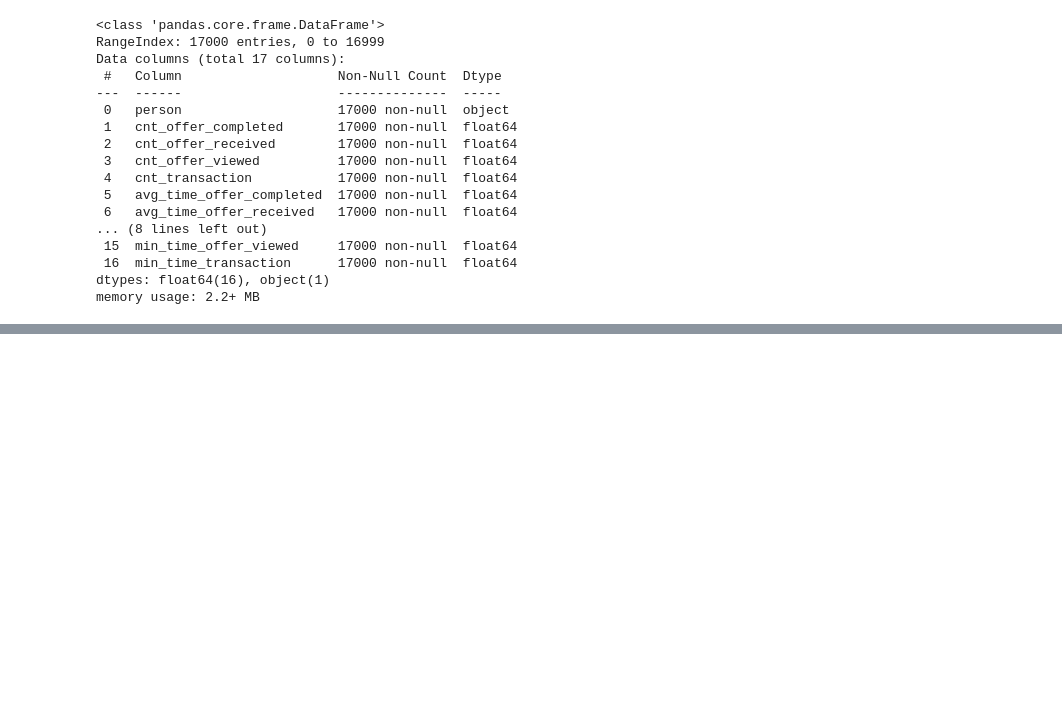
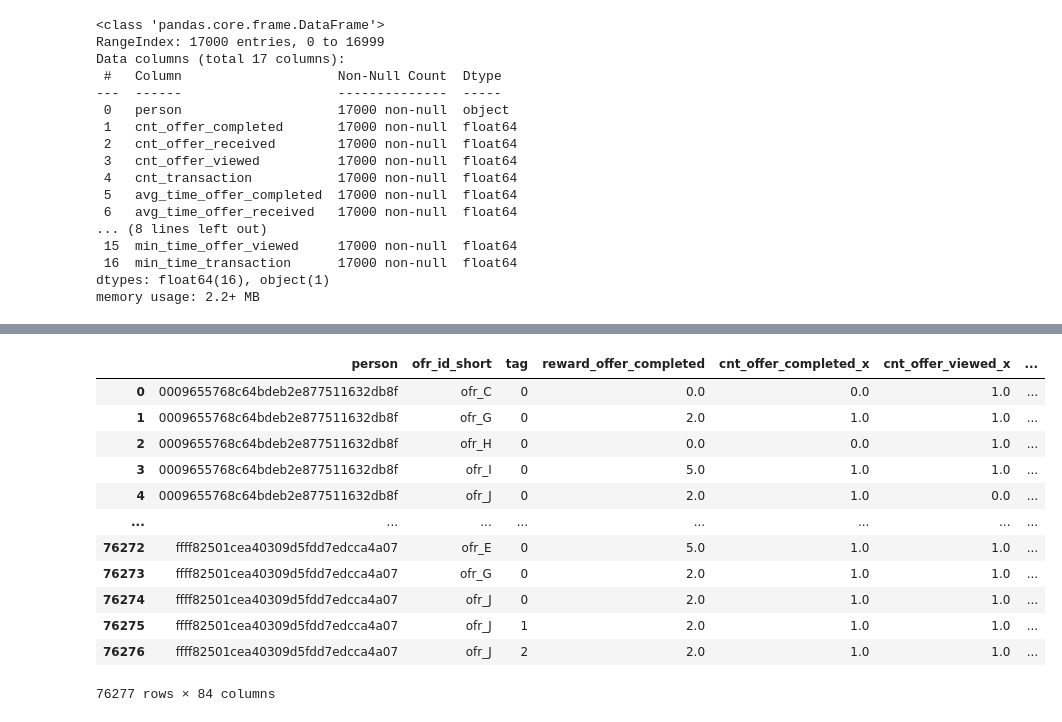
Before and after one commit to Niltonjuniorphd/Starbucks_project, a Jupyter notebook: Starbucks_Capstone_notebook_personal.ipynb, the cells around one changed output, grey strips where cells are left out. Cells and saved outputs as stored; diff of their text form; code cells hidden in the pictures; blank space fills up the shorter version.

```diff
--- a/Starbucks_Capstone_notebook_personal.ipynb
+++ b/Starbucks_Capstone_notebook_personal.ipynb
@@ -218,4 +328,5 @@ Name: count, dtype: int64
 # %%
+# copy the raw data into a new dataframe
 profile = profile_raw.copy(deep=True)
 
 # Convert the 'became_member_on' column to a datetime format
@@ -223,3 +334,23 @@ profile['became_member_on'] = pd.to_datetime(profile['became_member_on'], format
 
 # Create a new column with only the year and month of the membership
 profile['bec_memb_year_month'] = pd.to_datetime(profile['became_member_on'], format='%Y%m%d').dt.strftime('%Y-%m')
+
+# persist a csv file to the bronze folder
+
+# Create function to categorize age
+def categorize_age(age):
+    if age < 25:
+        return 'Young'
+    elif 25 <= age < 40:
+        return 'Adult'
+    elif 40 <= age < 60:
+        return 'Middle'
+    else:
+        return 'Senior'
+
+profile['age_group'] = profile['age'].apply(categorize_age).astype('category')
+
+# Persist a csv file to the bronze folder
+profile.to_csv('medalion_data_store/bronze/profile.csv')
+
+profile.head()
@@ -739,3 +914,39 @@ person_activity_profile
+# %%
+# Merge unique event features with transcript features based on 'person' column
+# Use a left join to keep all records from unique_event_features
+person_activity = unique_event_features.merge(transcript_features, on='person', how='left')
+
+# Merge transaction amount summary with the existing dataset based on 'person'
+# Fill missing values with 0 after the merge
+person_activity = person_activity.merge(transac_amount_sumary, on='person', how='left').fillna(0)
+
+# Merge person activity data with profile data based on 'person' and 'id'
+# Drop the redundant 'id' column after the merge
+person_activity_profile = person_activity.merge(profile, left_on='person', right_on='id', how='left').drop(columns=['id'])
+
+# Merge with portfolio data using 'ofr_id_short' as the key
+# Drop the redundant 'id' column after the merge
+person_activity_profile = person_activity_profile.merge(portfolio, on='ofr_id_short', how='left').drop(columns=['id'])
+
+# Save the final dataset to a CSV file
+person_activity_profile.to_csv('medalion_data_store/gold/person_activity_profile.csv')
+
+# Display the final DataFrame
+person_activity_profile
+# %% [output]
+|  | person | ofr_id_short | tag | reward_offer_completed | cnt_offer_completed_x | cnt_offer_viewed_x | ... |
+| 0 | 0009655768c64bdeb2e877511632db8f | ofr_C | 0 | 0.0 | 0.0 | 1.0 | ... |
+| 1 | 0009655768c64bdeb2e877511632db8f | ofr_G | 0 | 2.0 | 1.0 | 1.0 | ... |
+| 2 | 0009655768c64bdeb2e877511632db8f | ofr_H | 0 | 0.0 | 0.0 | 1.0 | ... |
+| 3 | 0009655768c64bdeb2e877511632db8f | ofr_I | 0 | 5.0 | 1.0 | 1.0 | ... |
+| 4 | 0009655768c64bdeb2e877511632db8f | ofr_J | 0 | 2.0 | 1.0 | 0.0 | ... |
+| ... | ... | ... | ... | ... | ... | ... | ... |
+| 76272 | ffff82501cea40309d5fdd7edcca4a07 | ofr_E | 0 | 5.0 | 1.0 | 1.0 | ... |
+| 76273 | ffff82501cea40309d5fdd7edcca4a07 | ofr_G | 0 | 2.0 | 1.0 | 1.0 | ... |
+| 76274 | ffff82501cea40309d5fdd7edcca4a07 | ofr_J | 0 | 2.0 | 1.0 | 1.0 | ... |
+| 76275 | ffff82501cea40309d5fdd7edcca4a07 | ofr_J | 1 | 2.0 | 1.0 | 1.0 | ... |
+| 76276 | ffff82501cea40309d5fdd7edcca4a07 | ofr_J | 2 | 2.0 | 1.0 | 1.0 | ... |
+76277 rows × 84 columns
 # %%
 person_activity_profile.info()
 # %% [output]
```
Also changed, not shown: parts of 60 cells of this notebook, 12 other files.
